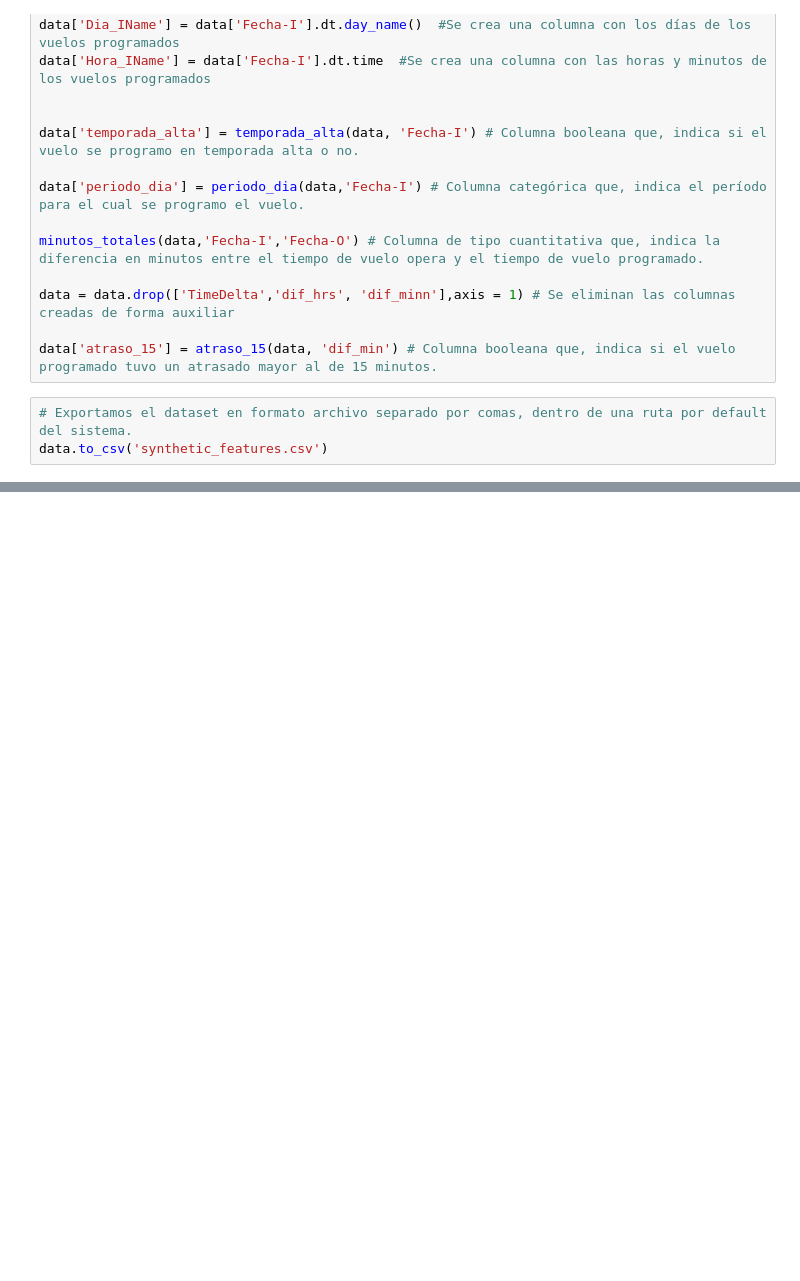
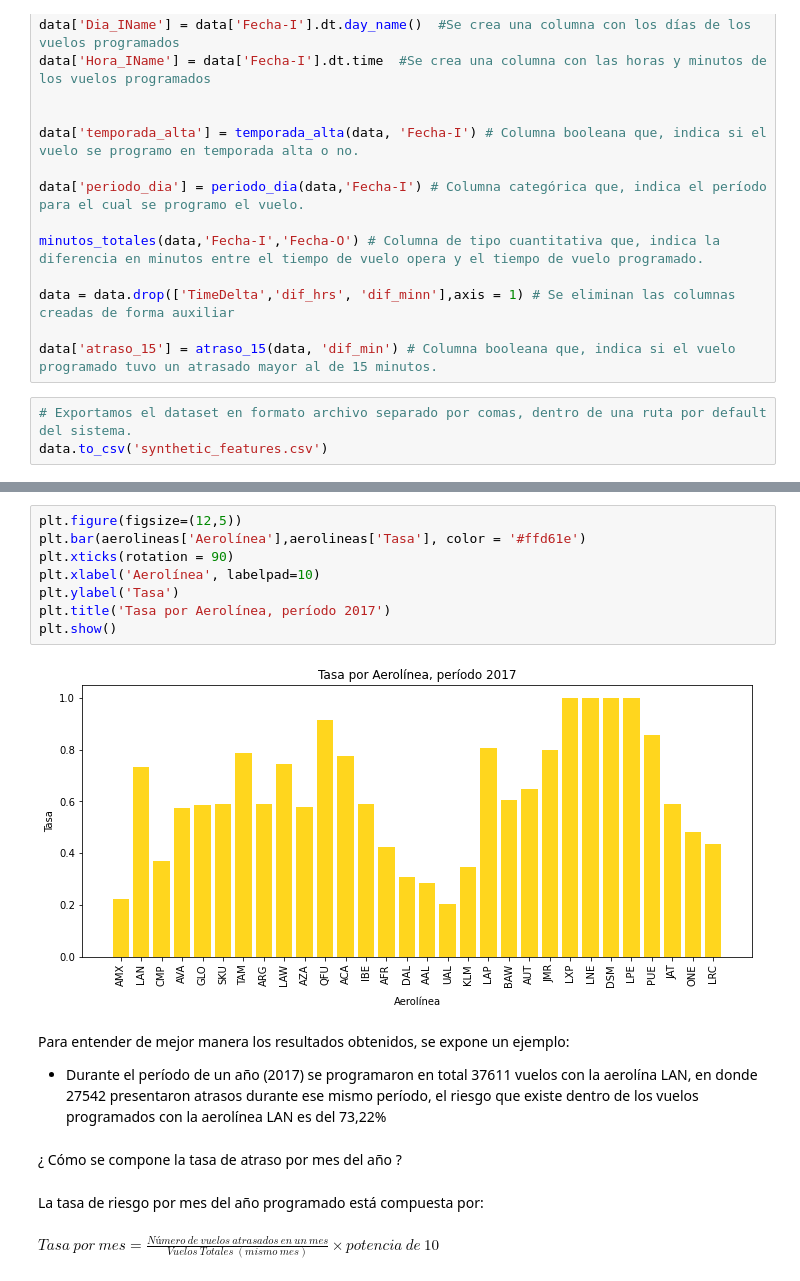
Before and after one commit to ignacialoyfra/ChallengeDataScientist-Ignacia-Loyola, a Jupyter notebook: solution.ipynb, the cells around one changed output, grey strips where cells are left out. Drawn from its saved outputs; the diff is of its cells as text; blank space fills up the shorter version.

```diff
--- a/solution.ipynb
+++ b/solution.ipynb
@@ -907,0 +637,20 @@ plt.show()
+# %%
+plt.figure(figsize=(12,5))
+plt.bar(aerolineas['Aerolínea'],aerolineas['Tasa'], color = '#ffd61e')
+plt.xticks(rotation = 90)
+plt.xlabel('Aerolínea', labelpad=10)
+plt.ylabel('Tasa')
+plt.title('Tasa por Aerolínea, período 2017')
+plt.show()
+# %% [output]
+[figure, added]
+# %% [markdown]
+Para entender de mejor manera los resultados obtenidos, se expone un ejemplo:
+* Durante el período de un año (2017) se programaron en total 37611 vuelos con la aerolína LAN, en donde 27542 presentaron atrasos durante ese mismo período, el riesgo que existe dentro de los vuelos programados con la aerolínea LAN es del 73,22%
+# %% [markdown]
+¿ Cómo se compone la tasa de atraso por mes del año ?
+# %% [markdown]
+La tasa de riesgo por mes del año programado está compuesta por:
+<br>
+<br>
+$ Tasa \ por \ mes = \frac{Número\ de \ vuelos \ atrasados \ en \ un \ mes }{Vuelos\ Totales \ (mismo \ mes) } \times potencia \ de \ 10$
```
Also changed, not shown: parts of 94 cells of this notebook.
